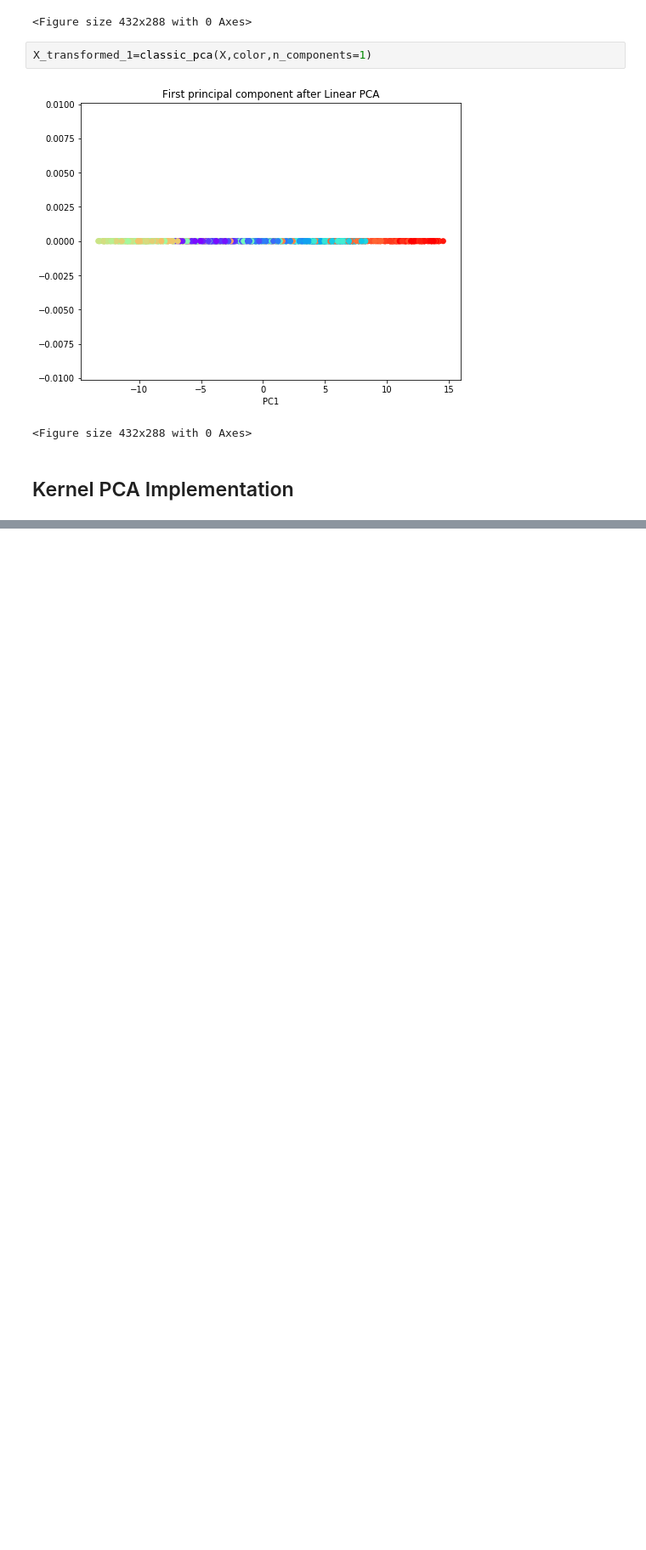
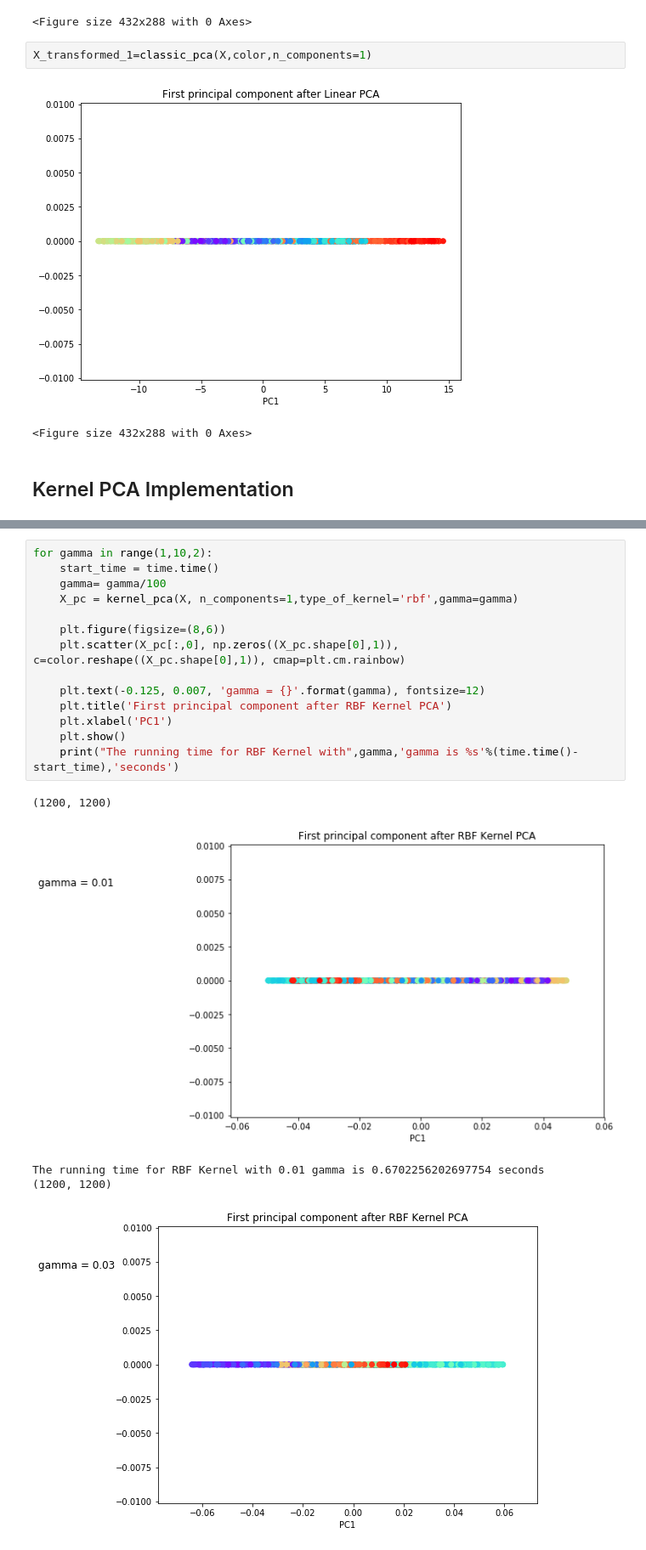
Before and after one commit to rohilrg/Kernel-Methods--Advanced-Machine-Learning, a Jupyter notebook: Kernel_PCA_implementation.ipynb, the cells around one changed output, grey strips where cells are left out. Shown at 85% size. Cells and saved outputs as stored; diff of their text form; blank space fills up the shorter version.

```diff
--- a/Kernel_PCA_implementation.ipynb
+++ b/Kernel_PCA_implementation.ipynb
@@ -27,0 +54,20 @@ X_pc = kernel_pca(X, n_components=2,type_of_kernel='rbf',gamma=0.1)
+# %%
+for gamma in range(1,10,2):
+    start_time = time.time()
+    gamma= gamma/100
+    X_pc = kernel_pca(X, n_components=1,type_of_kernel='rbf',gamma=gamma)
+
+    plt.figure(figsize=(8,6))
+    plt.scatter(X_pc[:,0], np.zeros((X_pc.shape[0],1)), c=color.reshape((X_pc.shape[0],1)), cmap=plt.cm.rainbow)
+
+    plt.text(-0.125, 0.007, 'gamma = {}'.format(gamma), fontsize=12)
+    plt.title('First principal component after RBF Kernel PCA')
+    plt.xlabel('PC1')
+    plt.show()
+    print("The running time for RBF Kernel with",gamma,'gamma is %s'%(time.time()-start_time),'seconds')
+# %% [output]
+(1200, 1200)
+[figure, added]
+The running time for RBF Kernel with 0.01 gamma is 0.6702256202697754 seconds
+(1200, 1200)
+[figure, added]
```
Also changed, not shown: parts of 8 cells of this notebook.
